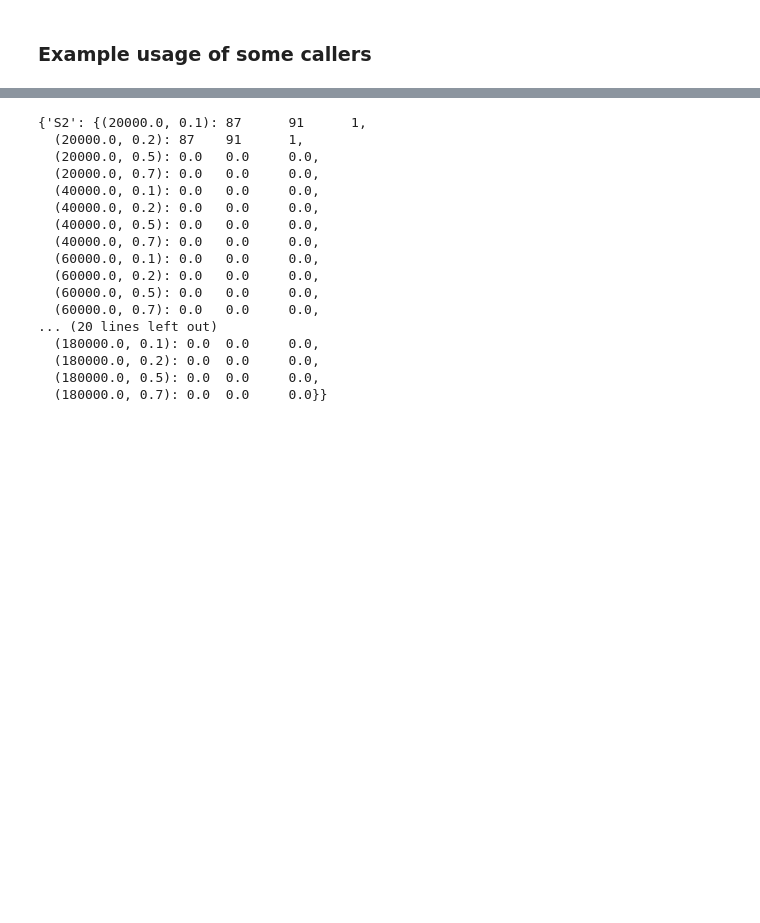
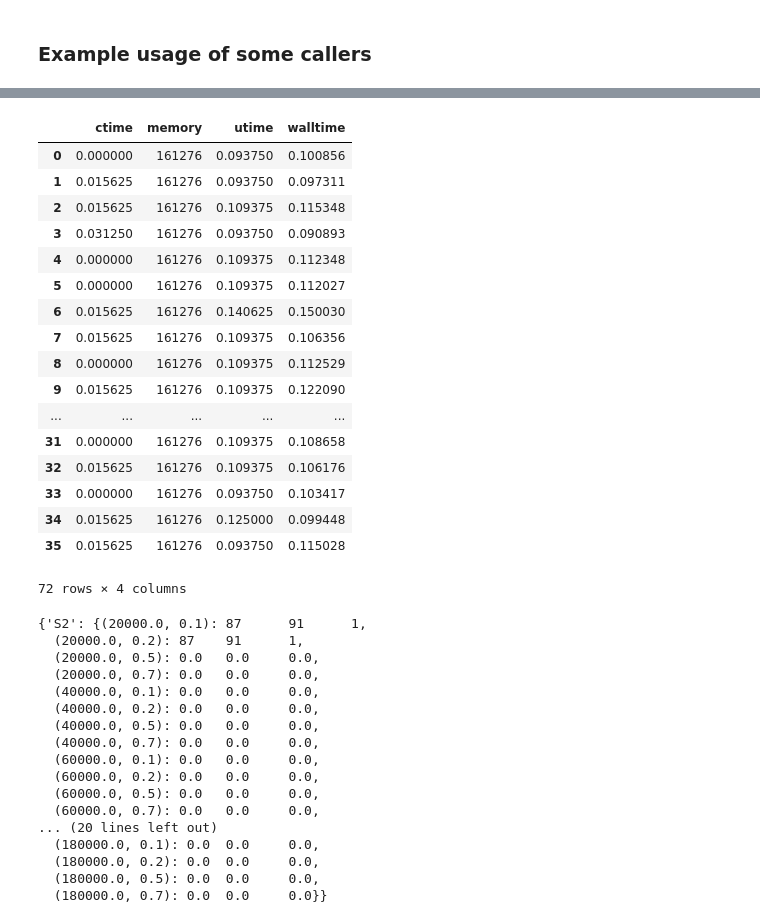
Before and after one commit to dmitrymyl/TADselect, a Jupyter notebook: examples/test.ipynb, the cells around one changed output, grey strips where cells are left out. Cells and saved outputs as stored; diff of their text form; code cells hidden in the pictures; blank space fills up the shorter version.

Commit message:
Benchmarking decorator for a method in Caller class.

```diff
--- a/examples/test.ipynb
+++ b/examples/test.ipynb
@@ -54,6 +54,29 @@ WARNING:TADcalling:NaNs in dataset, pease remove them first.
 WARNING:TADcalling:NaNs in dataset, pease remove them first.
 WARNING:TADcalling:NaNs in dataset, pease remove them first.
 WARNING:TADcalling:NaNs in dataset, pease remove them first.
+# %%
+IS._benchmark_df = pd.DataFrame(IS._benchmark_list)
+# %%
+IS._benchmark_df.append(IS._benchmark_df)
+# %% [output]
+|  | ctime | memory | utime | walltime |
+| 0 | 0.000000 | 161276 | 0.093750 | 0.100856 |
+| 1 | 0.015625 | 161276 | 0.093750 | 0.097311 |
+| 2 | 0.015625 | 161276 | 0.109375 | 0.115348 |
+| 3 | 0.031250 | 161276 | 0.093750 | 0.090893 |
+| 4 | 0.000000 | 161276 | 0.109375 | 0.112348 |
+| 5 | 0.000000 | 161276 | 0.109375 | 0.112027 |
+| 6 | 0.015625 | 161276 | 0.140625 | 0.150030 |
+| 7 | 0.015625 | 161276 | 0.109375 | 0.106356 |
+| 8 | 0.000000 | 161276 | 0.109375 | 0.112529 |
+| 9 | 0.015625 | 161276 | 0.109375 | 0.122090 |
+| ... | ... | ... | ... | ... |
+| 31 | 0.000000 | 161276 | 0.109375 | 0.108658 |
+| 32 | 0.015625 | 161276 | 0.109375 | 0.106176 |
+| 33 | 0.000000 | 161276 | 0.093750 | 0.103417 |
+| 34 | 0.015625 | 161276 | 0.125000 | 0.099448 |
+| 35 | 0.015625 | 161276 | 0.093750 | 0.115028 |
+72 rows × 4 columns
 # %%
 IS._segmentations
 # %% [output]
```
Also changed, not shown: parts of 1 cell of this notebook, 2 other files.
